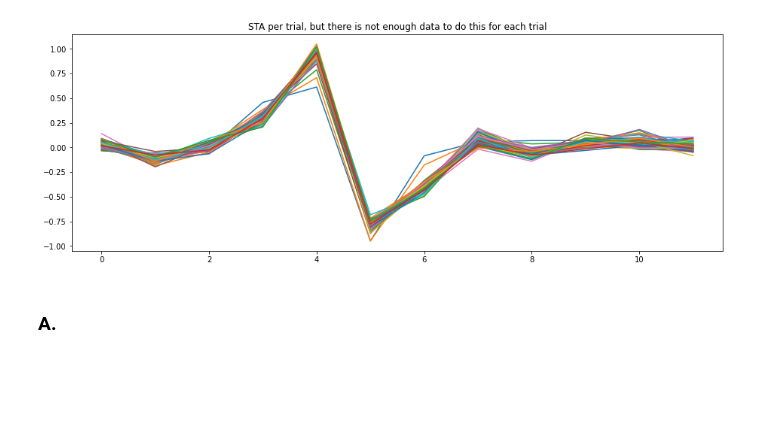
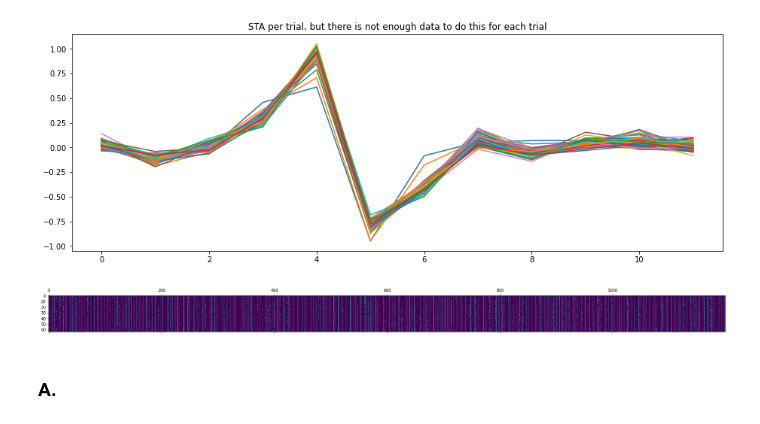
Before and after one commit to NeuroTheoryUMD/mattjac, a Jupyter notebook: sta_exercise.ipynb, the cells around one changed output. Drawn from its saved outputs; the diff is of its cells as text; code cells hidden in the pictures; blank space fills up the shorter version.

```diff
--- a/sta_exercise.ipynb
+++ b/sta_exercise.ipynb
@@ -407,6 +409,7 @@ Maximum spike time in trial 0
 mergedrs = []
 for spiks in spiksr:
     mergedrs.append(merge_spiks_and_stims(spiks, stimsr))
+mergedrs = np.array(mergedrs)
 
 # 2. calculate the sta for each trial
 stasr = []
@@ -420,6 +423,13 @@ for i, star in enumerate(stasr):
 plt.show()
 # %% [output]
 [figure]
+# %%
+# plot the spiking raster
+axraster = plt.axes([1, 1, 4, 1])
+axraster.matshow(mergedrs[:,:,1]) #just show the spike counts per trial
+plt.show()
+# %% [output]
+[figure, added]
 # %% [markdown]
 ### A.
 # %%
```
Also changed, not shown: parts of 7 cells of this notebook.
